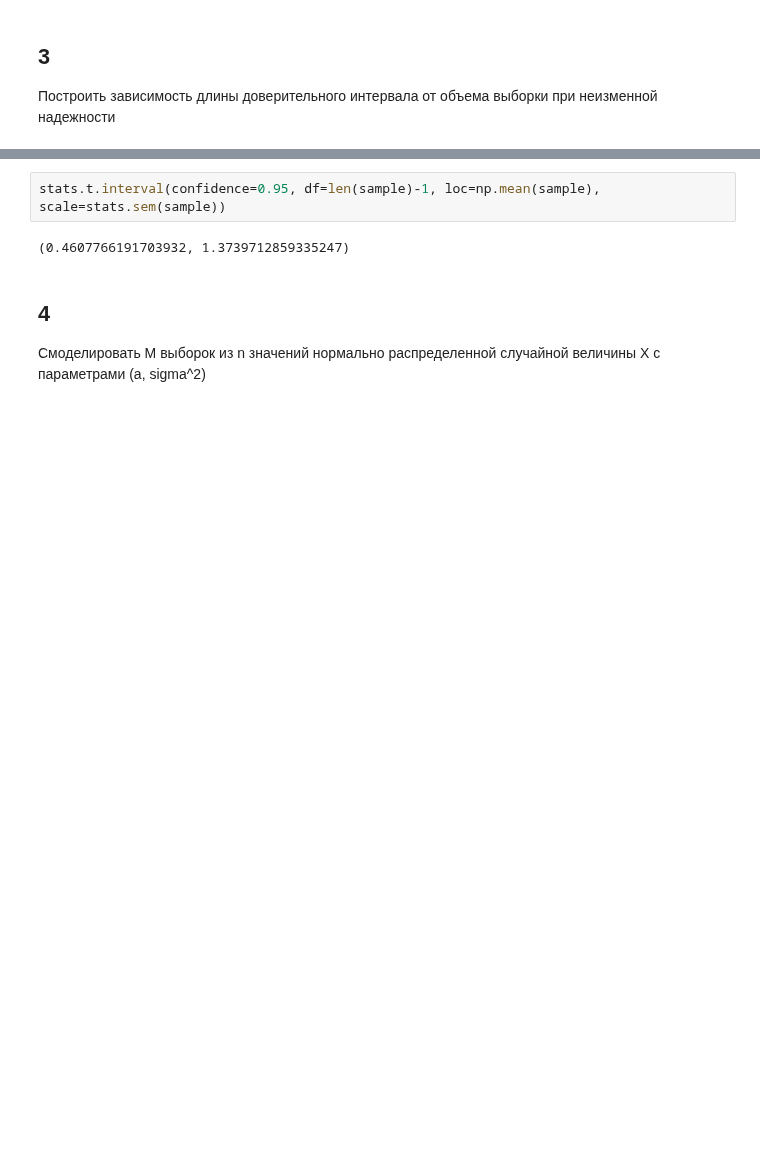
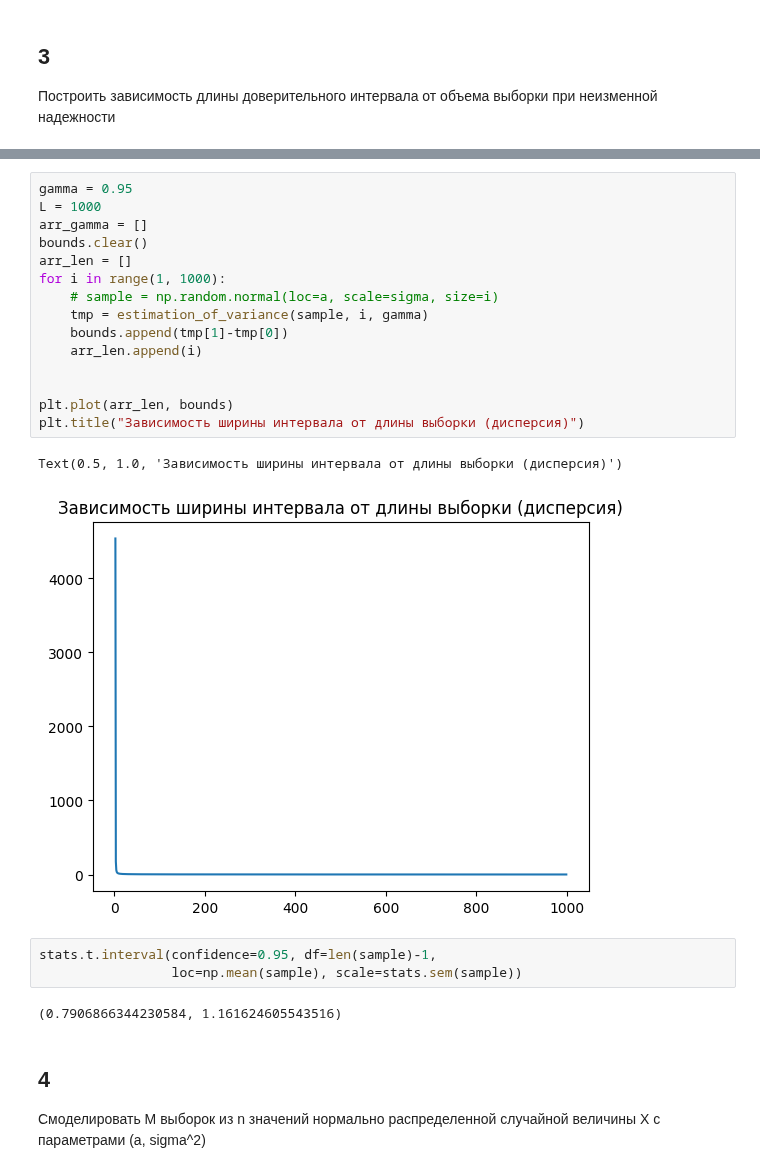
Before and after one commit to c0de1sl1fe/Probability, a Jupyter notebook: lab_2/lab_2.ipynb, the cells around one changed output, grey strips where cells are left out. Saved outputs shown, nothing was run; the diff lists cells and outputs as text; blank space fills up the shorter version.

```diff
--- a/lab_2/lab_2.ipynb
+++ b/lab_2/lab_2.ipynb
@@ -119,7 +144,26 @@ Text(0.5, 1.0, 'Зависимость ширины интервала от дл
+# %%
+gamma = 0.95
+L = 1000
+arr_gamma = []
+bounds.clear()
+arr_len = []
+for i in range(1, 1000):
+    # sample = np.random.normal(loc=a, scale=sigma, size=i)
+    tmp = estimation_of_variance(sample, i, gamma)
+    bounds.append(tmp[1]-tmp[0])
+    arr_len.append(i)
+
+
+plt.plot(arr_len, bounds)
+plt.title("Зависимость ширины интервала от длины выборки (дисперсия)")
+# %% [output]
+Text(0.5, 1.0, 'Зависимость ширины интервала от длины выборки (дисперсия)')
+[figure, added]
 # %%
-stats.t.interval(confidence=0.95, df=len(sample)-1, loc=np.mean(sample), scale=stats.sem(sample))
+stats.t.interval(confidence=0.95, df=len(sample)-1,
+                 loc=np.mean(sample), scale=stats.sem(sample))
 # %% [output]
-(0.4607766191703932, 1.3739712859335247)
+(0.7906866344230584, 1.161624605543516)
 # %% [markdown]
 ## 4
 Смоделировать M выборок из n значений нормально распределенной случайной величины X с параметрами (a, sigma^2)
```
Also changed, not shown: parts of 13 cells of this notebook.
